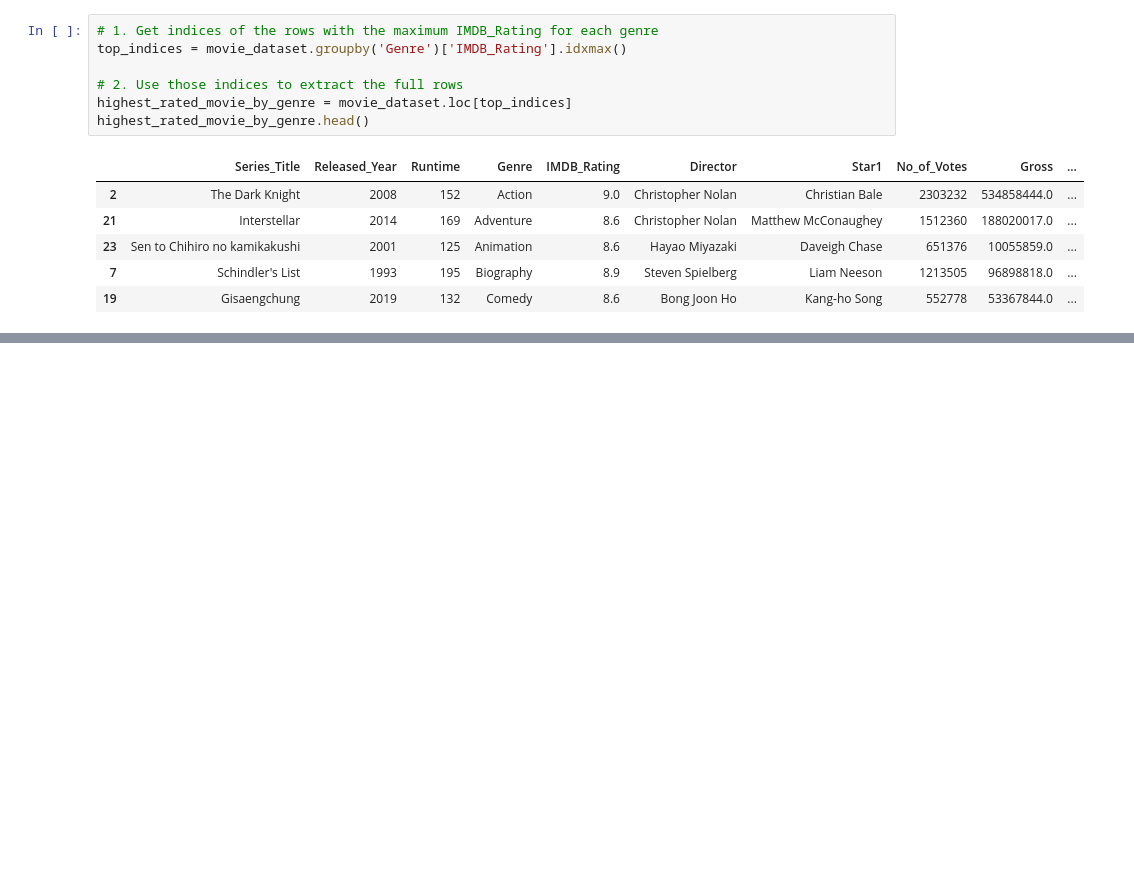
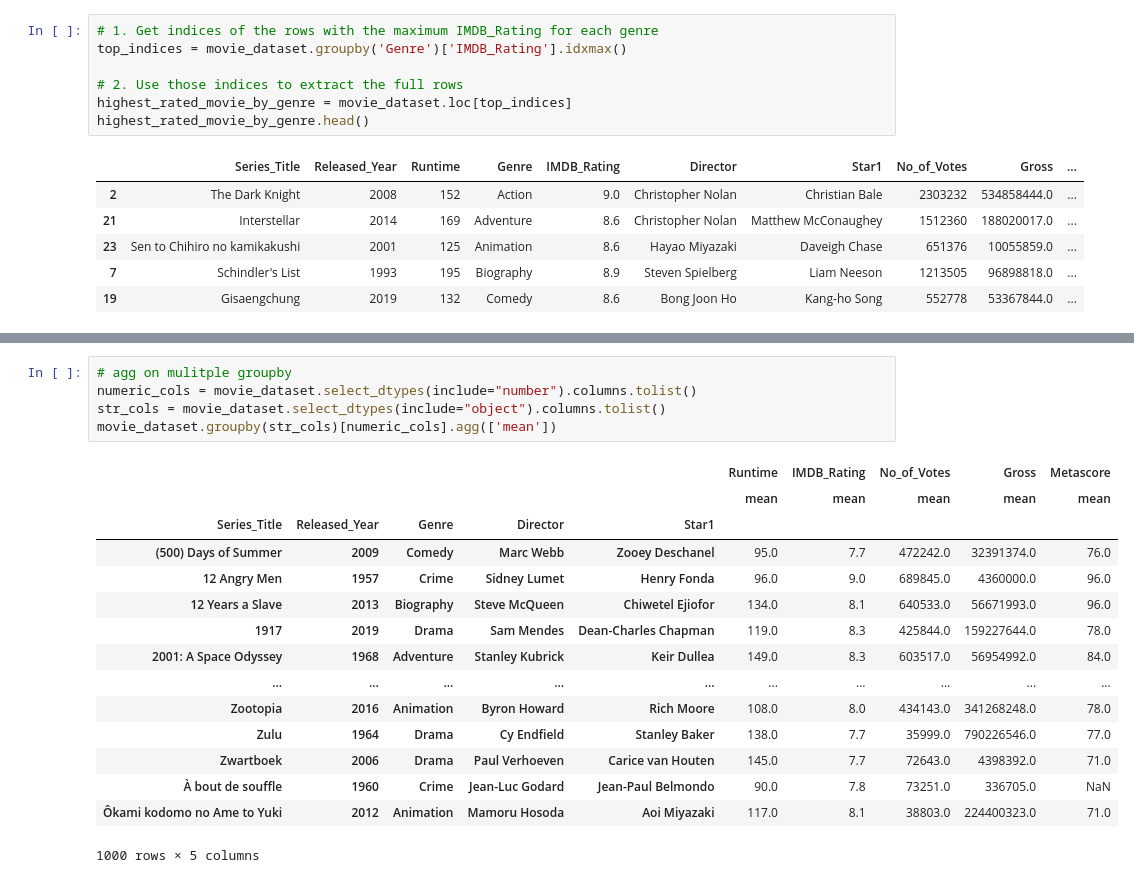
Before and after one commit to Sudeep9845/learning_python, a Jupyter notebook: pandas/03_GroupBy_Object/01_GroupBy _Object.ipynb, the cells around one changed output, grey strips where cells are left out. Saved outputs shown, nothing was run; the diff lists cells and outputs as text; blank space fills up the shorter version.

```diff
--- a/pandas/03_GroupBy_Object/01_GroupBy _Object.ipynb
+++ b/pandas/03_GroupBy_Object/01_GroupBy _Object.ipynb
@@ -457,0 +586,21 @@ highest_rated_movie_by_genre.head()
+# %%
+# agg on mulitple groupby
+numeric_cols = movie_dataset.select_dtypes(include="number").columns.tolist()
+str_cols = movie_dataset.select_dtypes(include="object").columns.tolist()
+movie_dataset.groupby(str_cols)[numeric_cols].agg(['mean'])
+# %% [output]
+|  |  |  |  |  | Runtime | IMDB_Rating | No_of_Votes | Gross | Metascore |
+|  |  |  |  |  | mean | mean | mean | mean | mean |
+| Series_Title | Released_Year | Genre | Director | Star1 |  |  |  |  |  |
+| (500) Days of Summer | 2009 | Comedy | Marc Webb | Zooey Deschanel | 95.0 | 7.7 | 472242.0 | 32391374.0 | 76.0 |
+| 12 Angry Men | 1957 | Crime | Sidney Lumet | Henry Fonda | 96.0 | 9.0 | 689845.0 | 4360000.0 | 96.0 |
+| 12 Years a Slave | 2013 | Biography | Steve McQueen | Chiwetel Ejiofor | 134.0 | 8.1 | 640533.0 | 56671993.0 | 96.0 |
+| 1917 | 2019 | Drama | Sam Mendes | Dean-Charles Chapman | 119.0 | 8.3 | 425844.0 | 159227644.0 | 78.0 |
+| 2001: A Space Odyssey | 1968 | Adventure | Stanley Kubrick | Keir Dullea | 149.0 | 8.3 | 603517.0 | 56954992.0 | 84.0 |
+| ... | ... | ... | ... | ... | ... | ... | ... | ... | ... |
+| Zootopia | 2016 | Animation | Byron Howard | Rich Moore | 108.0 | 8.0 | 434143.0 | 341268248.0 | 78.0 |
+| Zulu | 1964 | Drama | Cy Endfield | Stanley Baker | 138.0 | 7.7 | 35999.0 | 790226546.0 | 77.0 |
+| Zwartboek | 2006 | Drama | Paul Verhoeven | Carice van Houten | 145.0 | 7.7 | 72643.0 | 4398392.0 | 71.0 |
+| À bout de souffle | 1960 | Crime | Jean-Luc Godard | Jean-Paul Belmondo | 90.0 | 7.8 | 73251.0 | 336705.0 | NaN |
+| Ôkami kodomo no Ame to Yuki | 2012 | Animation | Mamoru Hosoda | Aoi Miyazaki | 117.0 | 8.1 | 38803.0 | 224400323.0 | 71.0 |
+1000 rows × 5 columns
```
Also changed, not shown: parts of 32 cells of this notebook.
